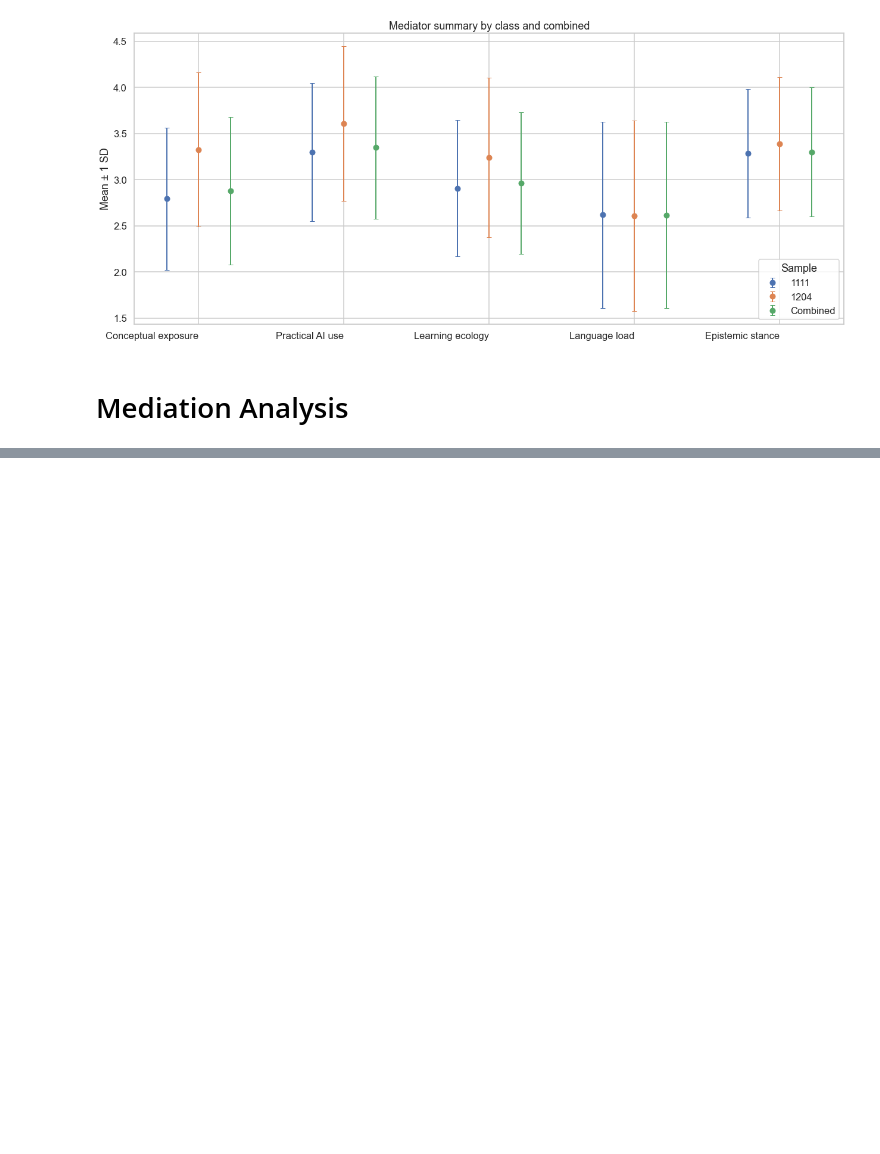
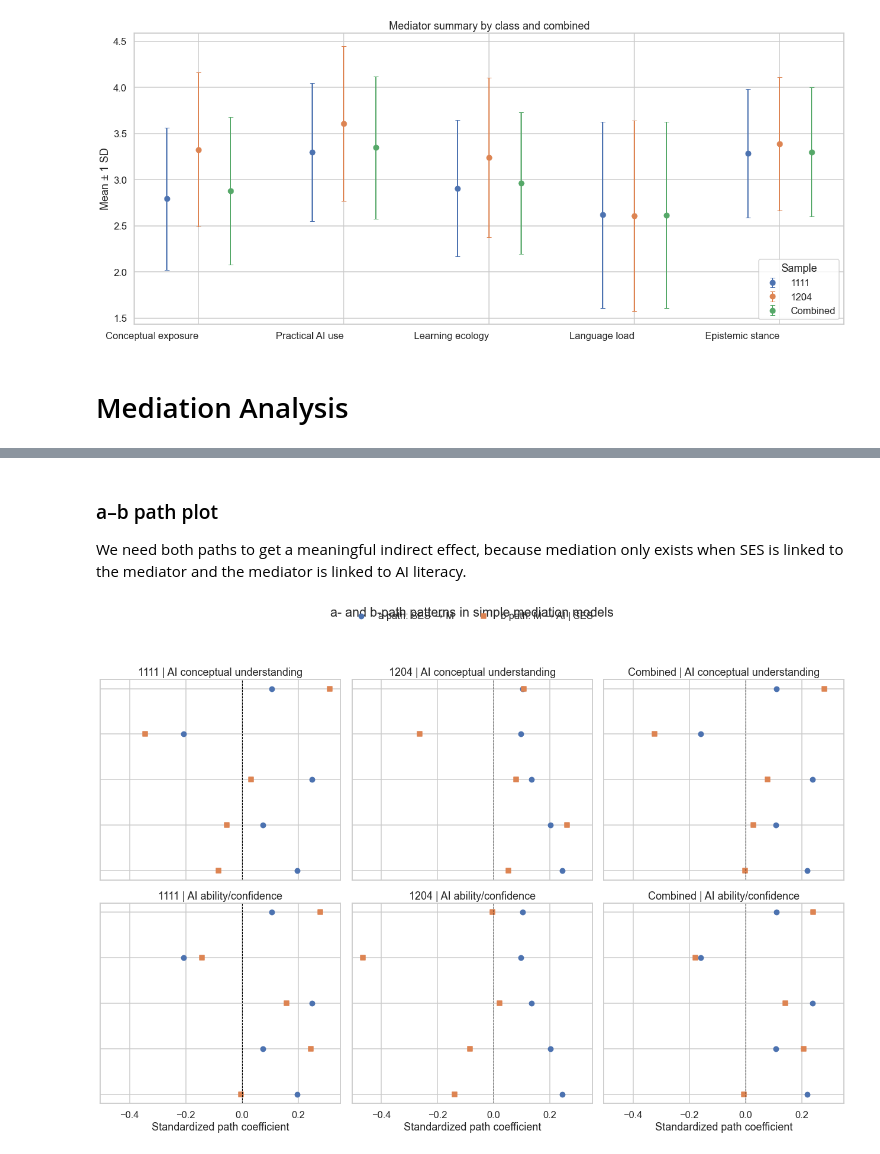
Before and after one commit to garcia-ho/1st_analysis, a Jupyter notebook: Phase1_analysis.ipynb, the cells around one changed output, grey strips where cells are left out. Drawn from its saved outputs; the diff is of its cells as text; code cells hidden in the pictures; blank space fills up the shorter version.

Commit message:
Mediators analysis I

```diff
--- a/Phase1_analysis.ipynb
+++ b/Phase1_analysis.ipynb
@@ -426,0 +437,8 @@ mediation_results.round(3)
+# %% [markdown]
+### a–b path plot
+
+We need both paths to get a meaningful indirect effect, because mediation only exists when SES is linked to the mediator and the mediator is linked to AI literacy.
+# %%
+plot_a_b_paths(mediation_results)
+# %% [output]
+[figure, added]
```
Also changed, not shown: parts of 6 cells of this notebook, 2 other files.
